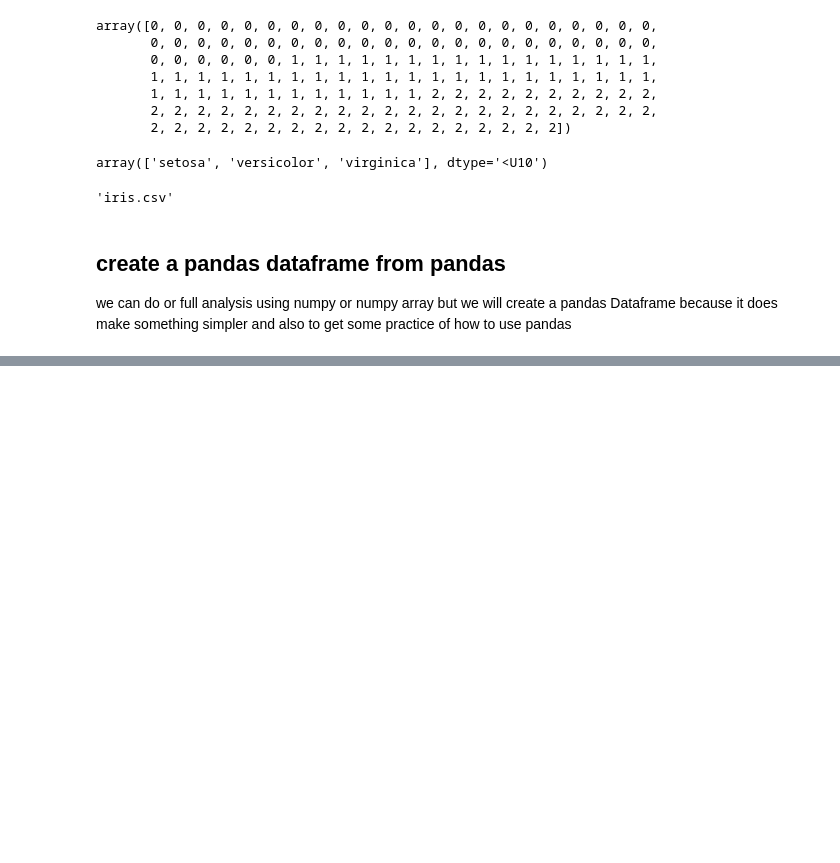
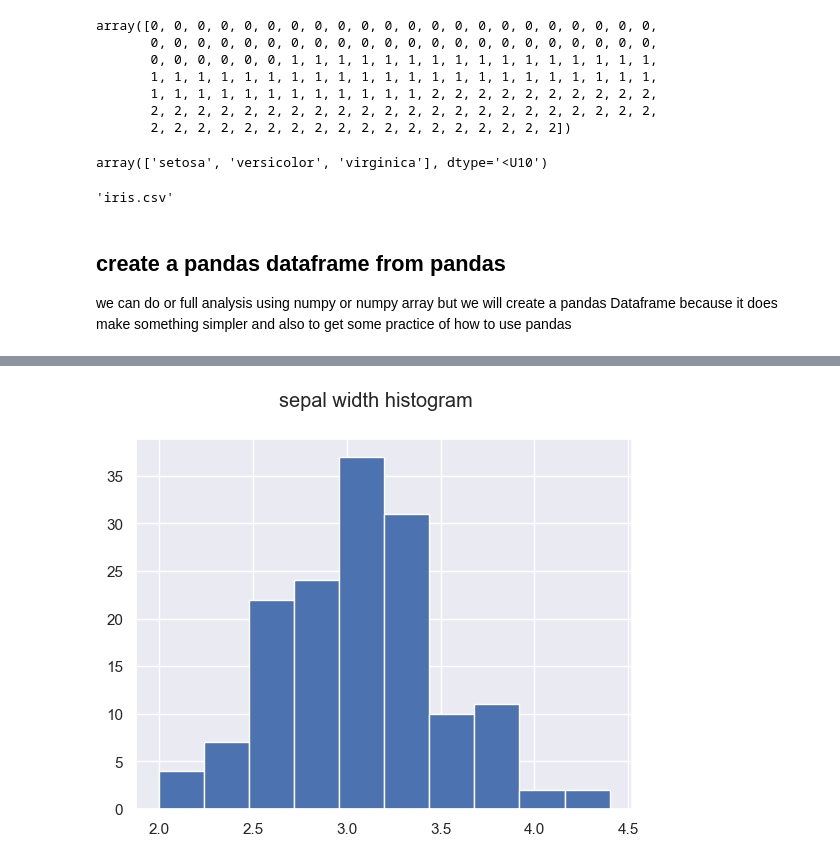
Before and after one commit to agrawalabhi881-a11y/ml-project, a Jupyter notebook: test.ipynb, the cells around one changed output, grey strips where cells are left out. Drawn from its saved outputs; the diff is of its cells as text; code cells hidden in the pictures; blank space fills up the shorter version.

```diff
--- a/test.ipynb
+++ b/test.ipynb
@@ -100,0 +161,6 @@ we can do or full analysis using numpy or numpy array but we will create a panda
+# %%
+df["sepal width (cm)"].hist() ## used to plot histogram of sepal width syntax is df["column name"].hist()
+plt.suptitle("sepal width histogram") # used to show the title
+plt.show()
+# %% [output]
+[figure, added]
```
Also changed, not shown: parts of 22 cells of this notebook.
